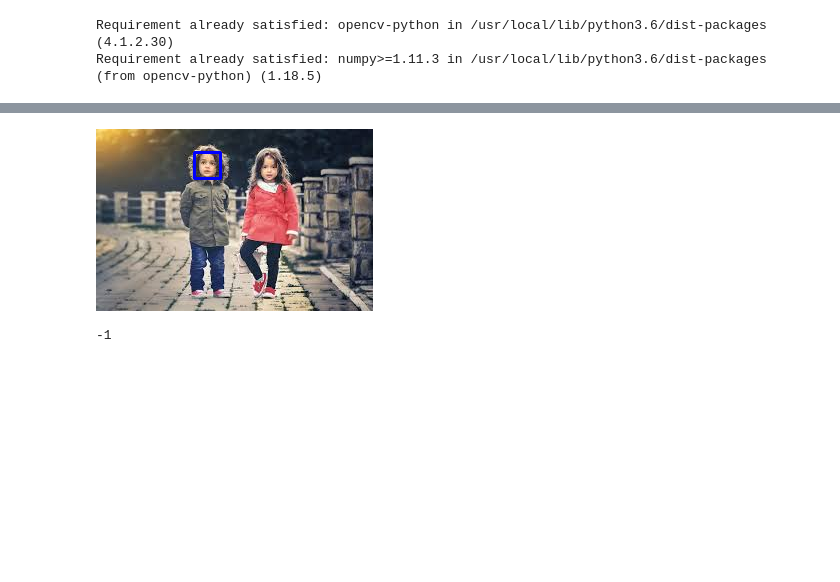
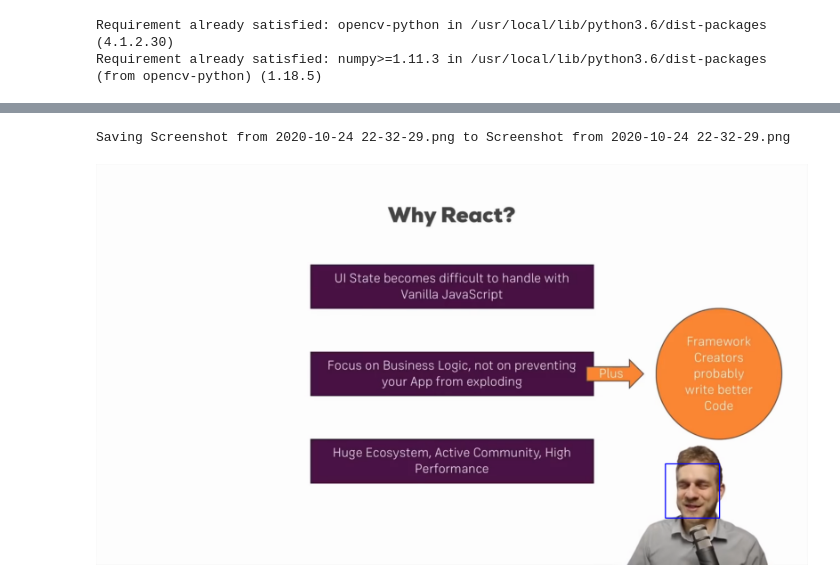
Before and after one commit to LeoMajorR/TensorFlow, a Jupyter notebook: Face_Detection_OpenCV.ipynb, the cells around one changed output, grey strips where cells are left out. Saved outputs shown, nothing was run; the diff lists cells and outputs as text; code cells hidden in the pictures; blank space fills up the shorter version.

```diff
--- a/Face_Detection_OpenCV.ipynb
+++ b/Face_Detection_OpenCV.ipynb
@@ -14,54 +11,30 @@ Requirement already satisfied: numpy>=1.11.3 in /usr/local/lib/python3.6/dist-pa
 # %%
 #Load the Cascade
 face_cascade = cv2.CascadeClassifier("haarcascade_frontalface_default.xml")
 
 #Read Input Image
-#uploaded = files.upload()
-#img = cv2.imread(Image.open(BytesIO(uploaded['Image_file_name.jpg'])))
-#img=cv2.imread("index.jpg")
 uploaded = files.upload()
 
 for fn in uploaded.keys():
 
     # predicting images
     path = '/content/' + fn
-    img = image.load_img(path)
+    img = cv2.imread(path)
 
     #convert to grayscale
     gray=cv2.cvtColor(img,cv2.COLOR_BGR2GRAY)
 
     #Detect faces
     faces=face_cascade.detectMultiScale(gray,1.1,4)
 
     #draw rectangle around the faces
     for (x,y,w,h) in faces:
         cv2.rectangle(img, (x, y), (x+w, y+h), (255, 0, 0), 2)
 
     #Display the output
     cv2_imshow(img)
     cv2.waitKey()
 # %% [output]
 [interactive output not drawn]
+Saving Screenshot from 2020-10-24 22-32-29.png to Screenshot from 2020-10-24 22-32-29.png
+[figure, added]
-# %%
-# Load the cascade
-face_cascade = cv2.CascadeClassifier('haarcascade_frontalface_default.xml')
-
-# Read the input image
-img = cv2.imread('index.jpg')
-
-# Convert into grayscale
-gray = cv2.cvtColor(img, cv2.COLOR_BGR2GRAY)
-
-# Detect faces
-faces = face_cascade.detectMultiScale(gray, 1.1, 4)
-
-# Draw rectangle around the faces
-for (x, y, w, h) in faces:
-    cv2.rectangle(img, (x, y), (x+w, y+h), (255, 0, 0), 2)
-
-# Display the output
-cv2_imshow(img)
-cv2.waitKey()
-# %% [output]
-[figure, removed]
--1
```
Also changed, not shown: parts of 2 cells of this notebook.
